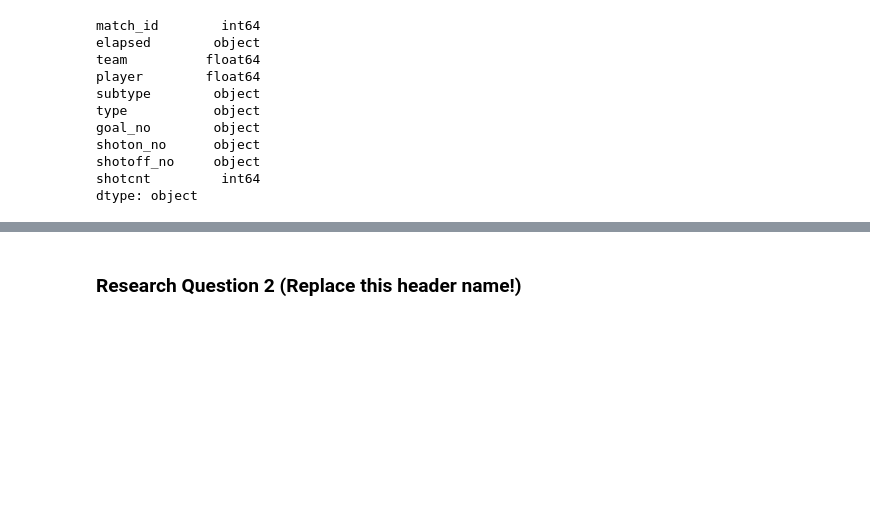
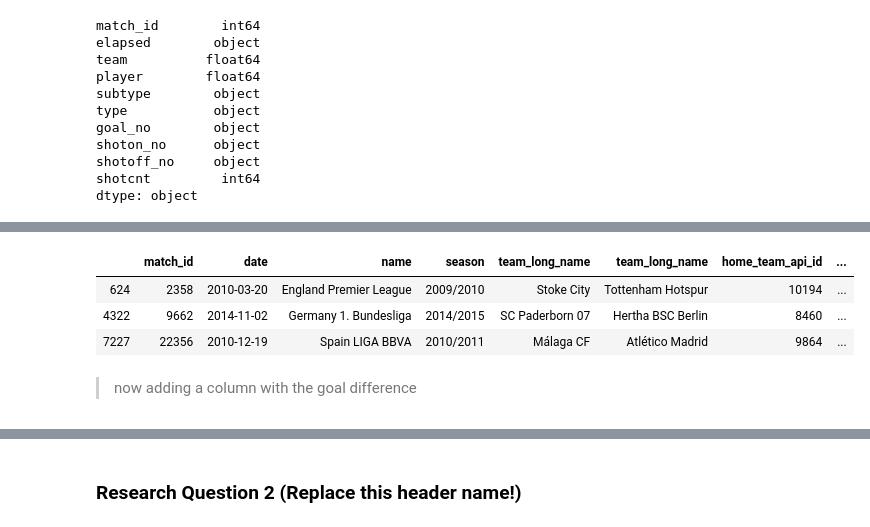
Before and after one commit to normannexo/jupyter_data_science, a Jupyter notebook: Soccer project.ipynb, the cells around one changed output, grey strips where cells are left out. Saved outputs shown, nothing was run; the diff lists cells and outputs as text; code cells hidden in the pictures; blank space fills up the shorter version.

```diff
--- a/Soccer project.ipynb
+++ b/Soccer project.ipynb
@@ -311,0 +309,13 @@ Now we are going to build the table `df_matches` in order to address the raised
+# %%
+# merging df_pos with df_match_raw
+df_matches = pd.merge(df_match_raw, df_pos, on='match_id')
+# get rid of columns possession, shoton, shotoff and goal, we don't need them anymore because we already extracted their xml data
+df_matches.drop(['possession', 'shoton', 'shotoff', 'goal'], axis=1, inplace=True)
+df_matches.sample(3)
+# %% [output]
+|  | match_id | date | name | season | team_long_name | team_long_name | home_team_api_id | ... |
+| 624 | 2358 | 2010-03-20 | England Premier League | 2009/2010 | Stoke City | Tottenham Hotspur | 10194 | ... |
+| 4322 | 9662 | 2014-11-02 | Germany 1. Bundesliga | 2014/2015 | SC Paderborn 07 | Hertha BSC Berlin | 8460 | ... |
+| 7227 | 22356 | 2010-12-19 | Spain LIGA BBVA | 2010/2011 | Málaga CF | Atlético Madrid | 9864 | ... |
+# %% [markdown]
+> now adding a column with the goal difference
```
Also changed, not shown: parts of 19 cells of this notebook.
